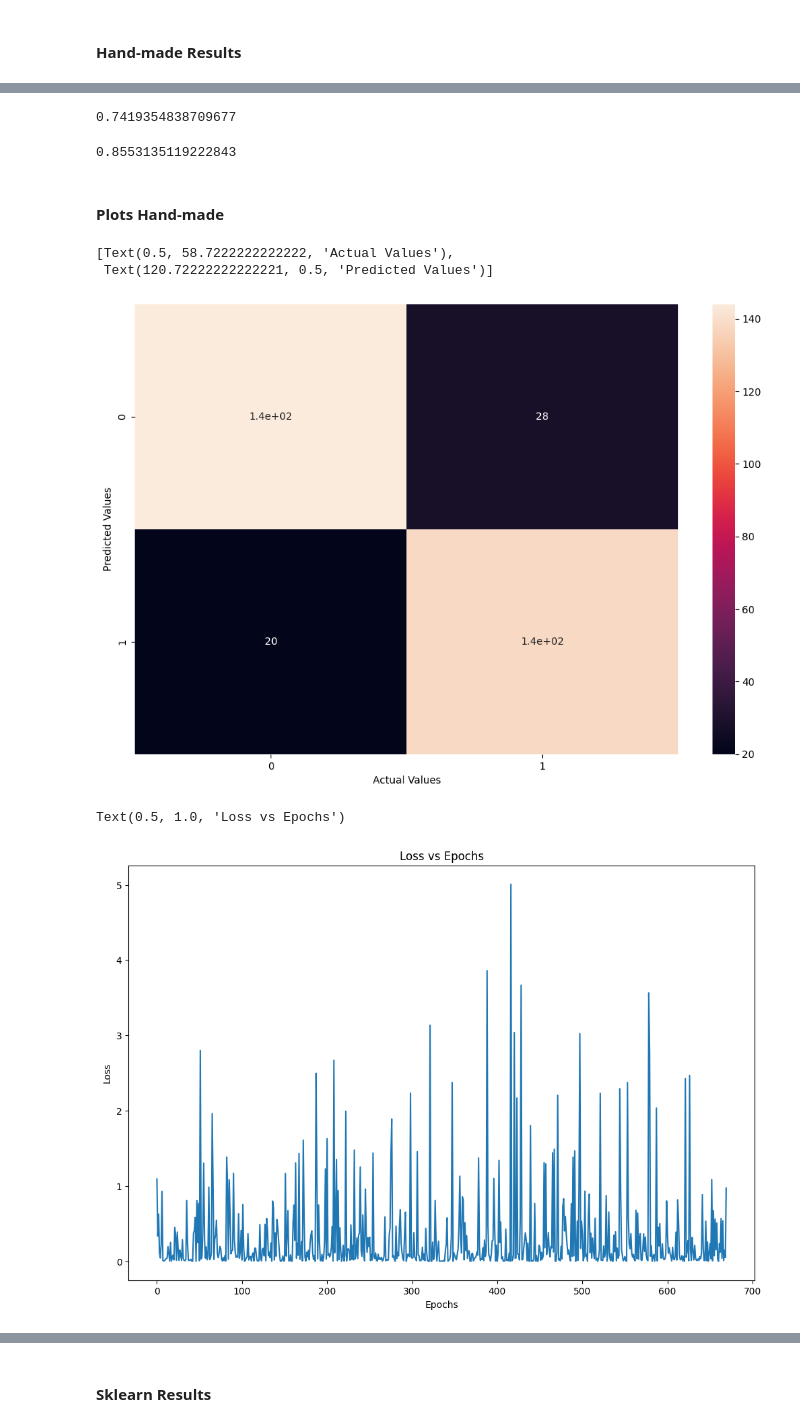
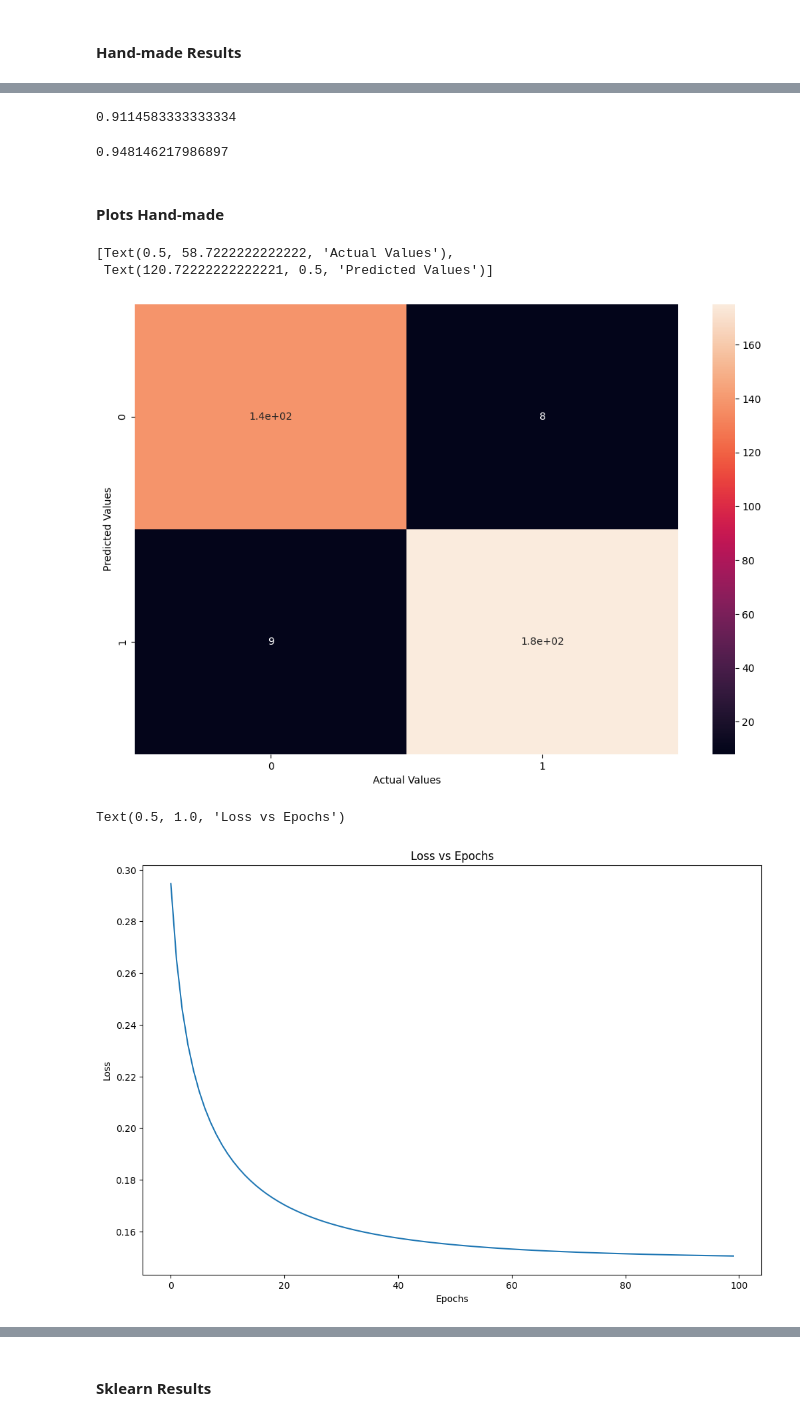
Before and after one commit to altayavci/machine_learning_from_scratch, a Jupyter notebook: Classification/LogisticRegression.ipynb, the cells around one changed output, grey strips where cells are left out. Saved outputs shown, nothing was run; the diff lists cells and outputs as text; code cells hidden in the pictures.

```diff
--- a/Classification/LogisticRegression.ipynb
+++ b/Classification/LogisticRegression.ipynb
@@ -107,7 +107,7 @@ class LogisticRegression_mine():
 
     Attributes::
 
-        loss_list: numpy array
+        cost_list: numpy array
 
         intercept_: float
 
@@ -121,7 +121,7 @@ class LogisticRegression_mine():
         self.learning_rate=learning_rate
         self.weights=weights
 
-        self.loss_list=None
+        self.cost_list=None
         self.intercept=None
         self.coef_=None
 
@@ -136,9 +136,10 @@ class LogisticRegression_mine():
 
         return 1/(1+np.exp(-e))
 
-    def loss_function(self,y,ypred):
+    def cost_function(self,y,ypred):
 
-        return -(np.dot(y.transpose(),np.log(ypred))+np.dot((1-y).transpose(),np.log(1-ypred)))
+        return -(np.dot(y.transpose(),np.log(ypred))+np.dot((1-y).transpose(),np.log(1-ypred)))/y.shape[0]
+
 
     def cost_function_gradient(self,weights,X,y):
 
@@ -150,17 +151,17 @@ class LogisticRegression_mine():
         weights,X=self.initialize_params(X)
 
         epochs=100
-        loss_list = np.zeros(len(X),)
+        cost_list = np.zeros(epochs,)
         for i in range(epochs):
-            for j in range(len(X)):
 
-                cost=self.cost_function_gradient(weights,X,y)
-                weights -= self.learning_rate*cost
+            cost=self.cost_function_gradient(weights,X,y)
+            weights -= self.learning_rate*cost
 
-                ypred=self.sigmoid_function(np.dot(X[j],weights))
-                loss_list[j] = self.loss_function(y[j],ypred)
+            ypred=self.sigmoid_function(np.dot(X,weights))
+            cost_list[i] = self.cost_function(y,ypred)
 
-        self.loss_list=loss_list
+        self.cost_list=cost_list
+
         self.intercept_=weights[0]
         self.coef_=weights[1:]
 
@@ -212,11 +213,11 @@ accuracy_score(y_test,yhat_mine)
 # %%
 jaccard_score(y_test,yhat_mine)
 # %% [output]
-0.7419354838709677
+0.9114583333333334
 # %%
 roc_auc_score(y_test,yhat_mine)
 # %% [output]
-0.8553135119222843
+0.948146217986897
 # %% [markdown]
 #### Plots Hand-made
 # %%
@@ -228,16 +229,16 @@ fig.set(xlabel='Actual Values', ylabel='Predicted Values')
 # %% [output]
 [Text(0.5, 58.7222222222222, 'Actual Values'),
  Text(120.72222222222221, 0.5, 'Predicted Values')]
-[figure, old version]
+[figure, new version]
 # %%
 plt.figure(figsize=(12,8))
-plt.plot(model_mine.loss_list)
+plt.plot(model_mine.cost_list)
 plt.xlabel('Epochs')
 plt.ylabel('Loss')
 plt.title('Loss vs Epochs')
 # %% [output]
 Text(0.5, 1.0, 'Loss vs Epochs')
-[figure, old version]
+[figure, new version]
 # %%
 fig, (ax1, ax2) = plt.subplots(1, 2, sharey=True,figsize=(20,8))
 ax1.scatter(X_test[y_test == 0, 0], X_test[y_test == 0, 1], s = 40, c ='r', label = 'Class- 1')
```
Also changed, not shown: parts of 14 cells of this notebook.
